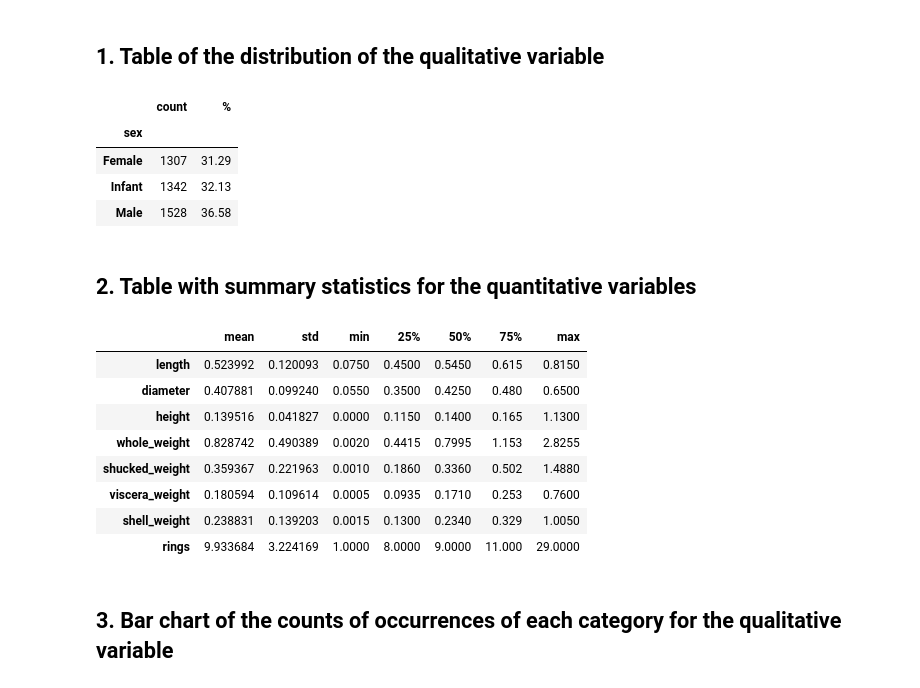
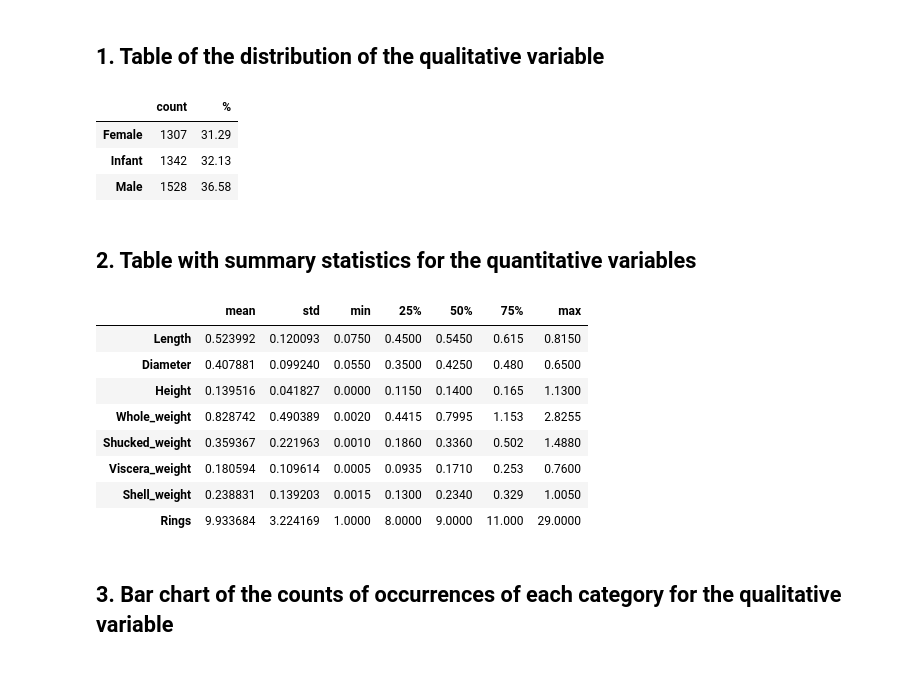
Before and after one commit to igoro00/pipython, a Jupyter notebook: Untitled-1.ipynb, the cells around one changed output. Cells and saved outputs as stored; diff of their text form; code cells hidden in the pictures.

Commit message:
poprawa index.name

```diff
--- a/Untitled-1.ipynb
+++ b/Untitled-1.ipynb
@@ -47,10 +32,11 @@ sexes['%'] = np.round(
     (sexes['count'] / sexes['count'].sum()) * 100,
     2
 )
-sexes.set_index('sex')
+sexes = sexes.set_index('sex')
+sexes.index.name = None
+sexes
 # %% [output]
 |  | count | % |
-| sex |  |  |
 | Female | 1307 | 31.29 |
 | Infant | 1342 | 32.13 |
 | Male | 1528 | 36.58 |
@@ -58,17 +44,22 @@ sexes.set_index('sex')
 ## 2.  Table with summary statistics for the quantitative variables
 # %%
 # trzeba ogarnac kolejność kolumn
-df.describe().transpose()[["mean", "std", "min", "25%", "50%", "75%", "max"]]
+table = df.describe().transpose()[["mean", "std", "min", "25%", "50%", "75%", "max"]].reset_index()
+table['index'] = table['index'].str.capitalize()
+
+table = table.set_index('index')
+table.index.name = None
+table
 # %% [output]
 |  | mean | std | min | 25% | 50% | 75% | max |
-| length | 0.523992 | 0.120093 | 0.0750 | 0.4500 | 0.5450 | 0.615 | 0.8150 |
-| diameter | 0.407881 | 0.099240 | 0.0550 | 0.3500 | 0.4250 | 0.480 | 0.6500 |
-| height | 0.139516 | 0.041827 | 0.0000 | 0.1150 | 0.1400 | 0.165 | 1.1300 |
-| whole_weight | 0.828742 | 0.490389 | 0.0020 | 0.4415 | 0.7995 | 1.153 | 2.8255 |
-| shucked_weight | 0.359367 | 0.221963 | 0.0010 | 0.1860 | 0.3360 | 0.502 | 1.4880 |
-| viscera_weight | 0.180594 | 0.109614 | 0.0005 | 0.0935 | 0.1710 | 0.253 | 0.7600 |
-| shell_weight | 0.238831 | 0.139203 | 0.0015 | 0.1300 | 0.2340 | 0.329 | 1.0050 |
-| rings | 9.933684 | 3.224169 | 1.0000 | 8.0000 | 9.0000 | 11.000 | 29.0000 |
+| Length | 0.523992 | 0.120093 | 0.0750 | 0.4500 | 0.5450 | 0.615 | 0.8150 |
+| Diameter | 0.407881 | 0.099240 | 0.0550 | 0.3500 | 0.4250 | 0.480 | 0.6500 |
+| Height | 0.139516 | 0.041827 | 0.0000 | 0.1150 | 0.1400 | 0.165 | 1.1300 |
+| Whole_weight | 0.828742 | 0.490389 | 0.0020 | 0.4415 | 0.7995 | 1.153 | 2.8255 |
+| Shucked_weight | 0.359367 | 0.221963 | 0.0010 | 0.1860 | 0.3360 | 0.502 | 1.4880 |
+| Viscera_weight | 0.180594 | 0.109614 | 0.0005 | 0.0935 | 0.1710 | 0.253 | 0.7600 |
+| Shell_weight | 0.238831 | 0.139203 | 0.0015 | 0.1300 | 0.2340 | 0.329 | 1.0050 |
+| Rings | 9.933684 | 3.224169 | 1.0000 | 8.0000 | 9.0000 | 11.000 | 29.0000 |
 # %% [markdown]
 ## 3. Bar chart of the counts of occurrences of each category for the qualitative variable
 # %%
```
Also changed, not shown: parts of 1 cell of this notebook.
